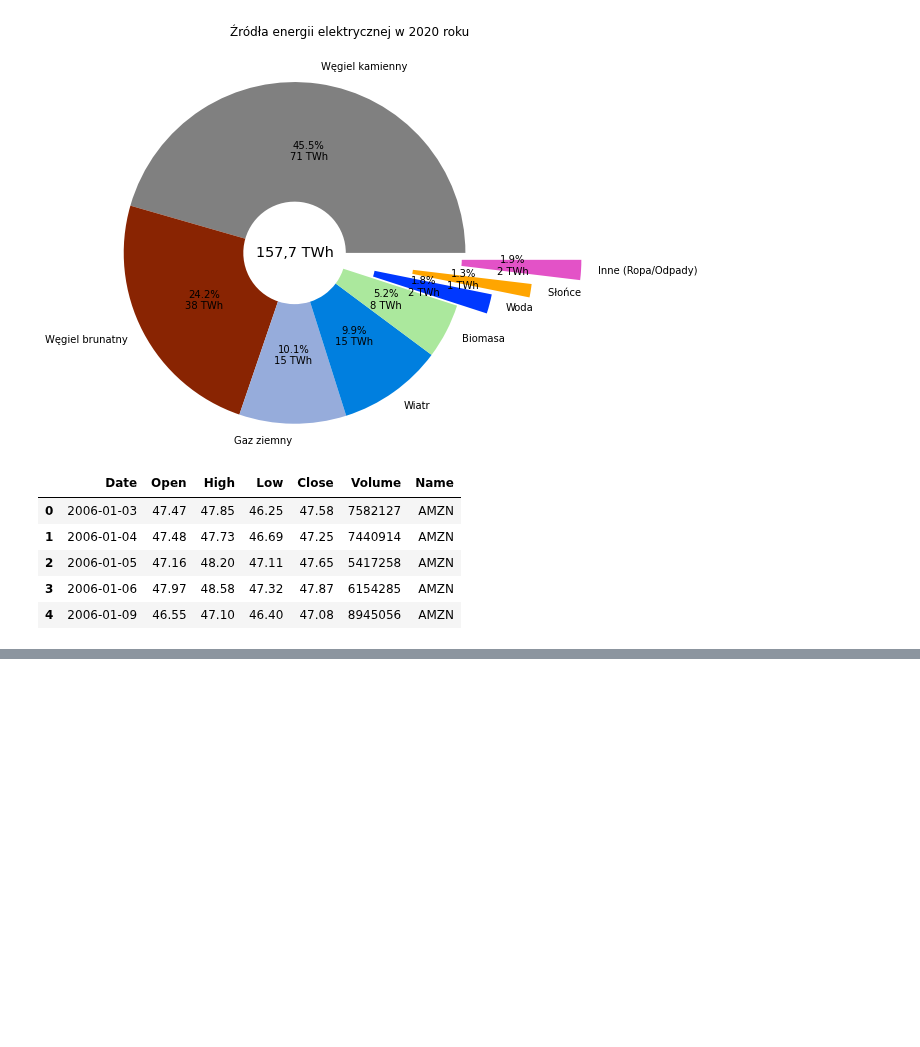
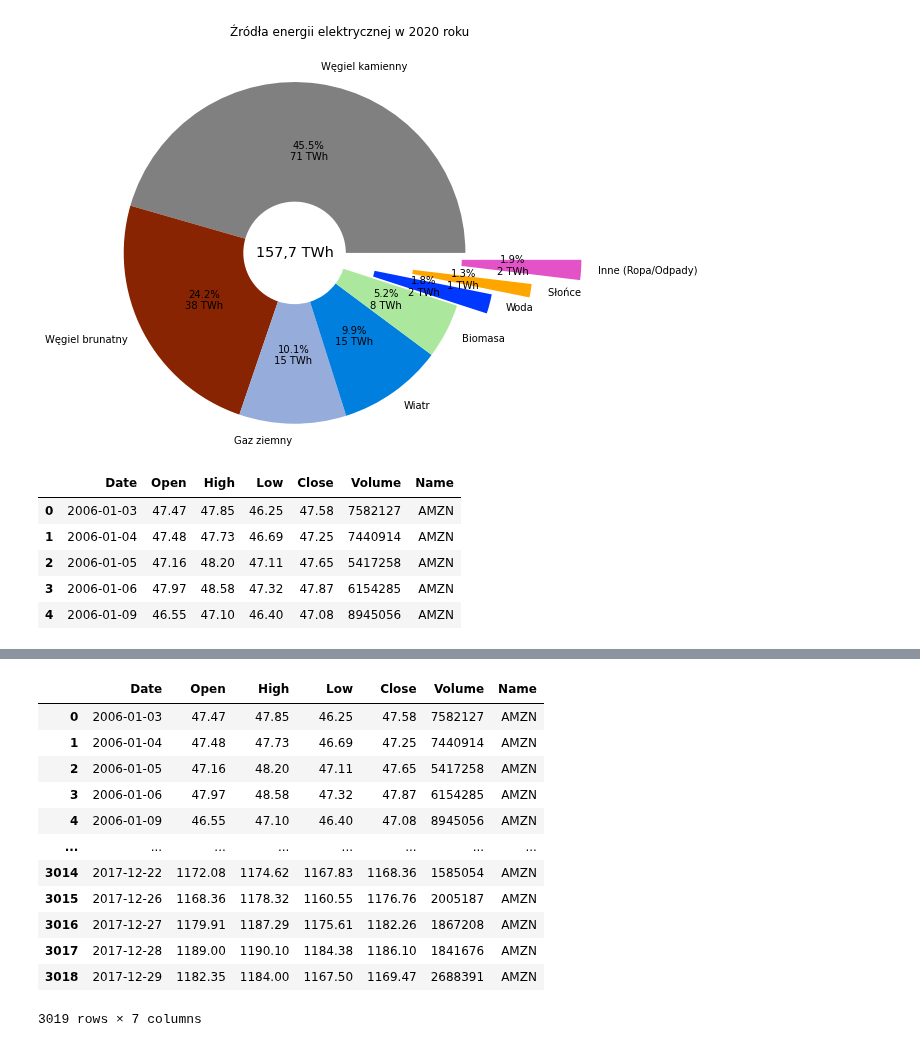
Before and after one commit to piekarsky/Short-Term-Electricity-Price-Forecasting-at-the-Polish-Day-Ahead-Market, a Jupyter notebook: power-market-analysis.ipynb, the cells around one changed output, grey strips where cells are left out. Drawn from its saved outputs; the diff is of its cells as text; code cells hidden in the pictures; blank space fills up the shorter version.

```diff
--- a/power-market-analysis.ipynb
+++ b/power-market-analysis.ipynb
@@ -914,0 +932,16 @@ plt.show()
+# %%
+data
+# %% [output]
+|  | Date | Open | High | Low | Close | Volume | Name |
+| 0 | 2006-01-03 | 47.47 | 47.85 | 46.25 | 47.58 | 7582127 | AMZN |
+| 1 | 2006-01-04 | 47.48 | 47.73 | 46.69 | 47.25 | 7440914 | AMZN |
+| 2 | 2006-01-05 | 47.16 | 48.20 | 47.11 | 47.65 | 5417258 | AMZN |
+| 3 | 2006-01-06 | 47.97 | 48.58 | 47.32 | 47.87 | 6154285 | AMZN |
+| 4 | 2006-01-09 | 46.55 | 47.10 | 46.40 | 47.08 | 8945056 | AMZN |
+| ... | ... | ... | ... | ... | ... | ... | ... |
+| 3014 | 2017-12-22 | 1172.08 | 1174.62 | 1167.83 | 1168.36 | 1585054 | AMZN |
+| 3015 | 2017-12-26 | 1168.36 | 1178.32 | 1160.55 | 1176.76 | 2005187 | AMZN |
+| 3016 | 2017-12-27 | 1179.91 | 1187.29 | 1175.61 | 1182.26 | 1867208 | AMZN |
+| 3017 | 2017-12-28 | 1189.00 | 1190.10 | 1184.38 | 1186.10 | 1841676 | AMZN |
+| 3018 | 2017-12-29 | 1182.35 | 1184.00 | 1167.50 | 1169.47 | 2688391 | AMZN |
+3019 rows × 7 columns
```
Also changed, not shown: parts of 41 cells of this notebook.
